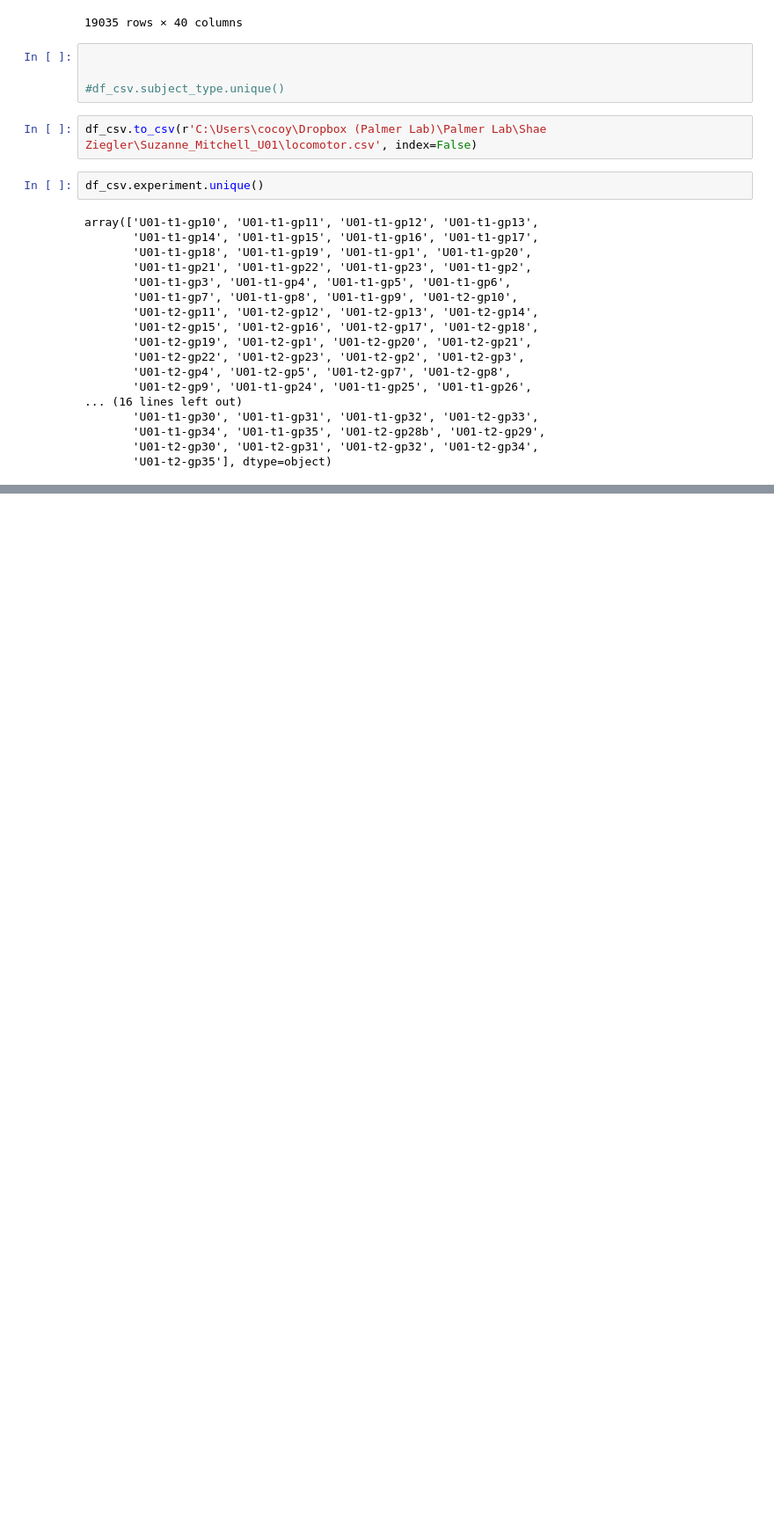
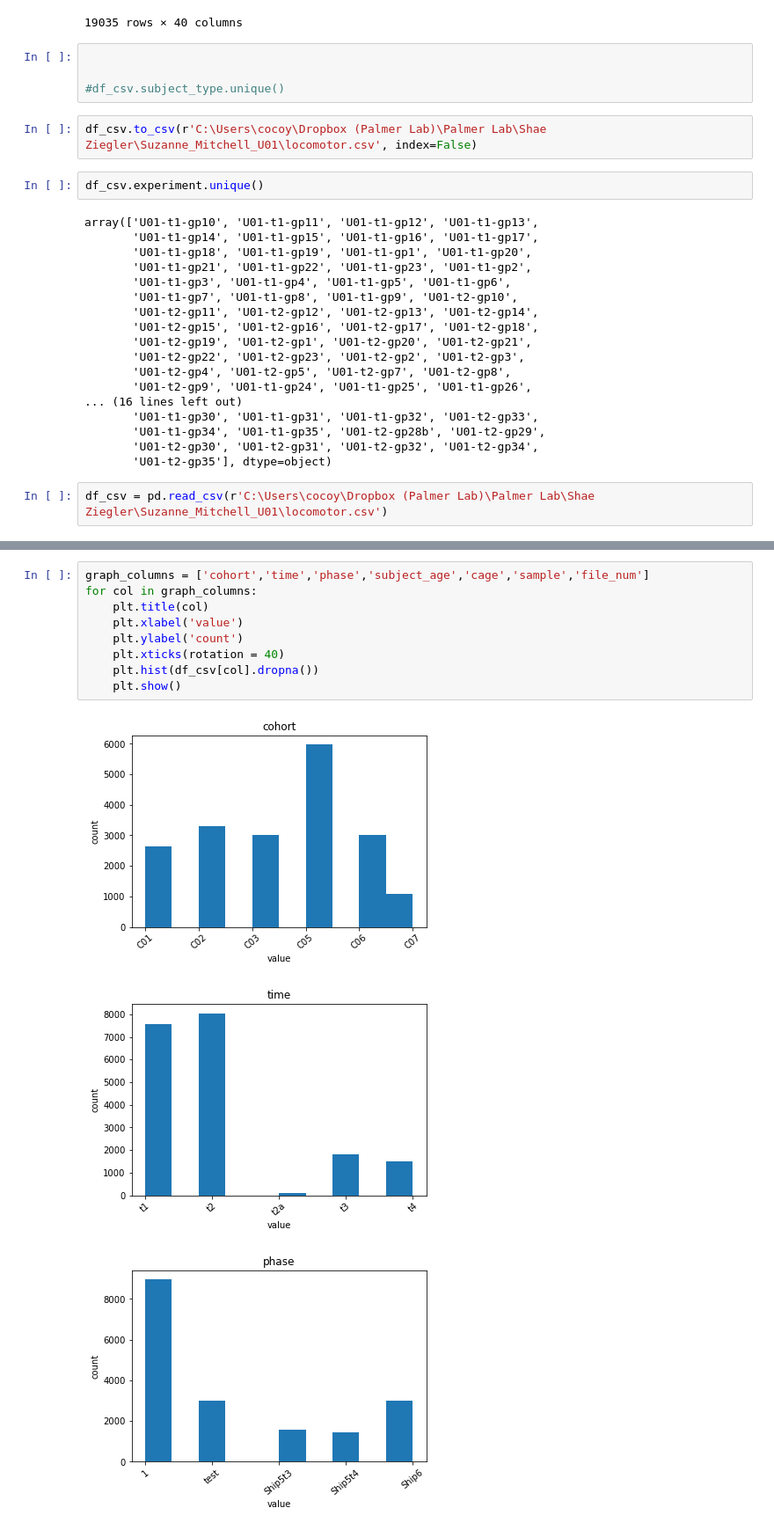
Before and after one commit to Shaezzer/PalmerLab, a Jupyter notebook: Suzanne_Mitchell_locomotor.ipynb, the cells around one changed output, grey strips where cells are left out. Shown at 88% size. Saved outputs shown, nothing was run; the diff lists cells and outputs as text; blank space fills up the shorter version.

```diff
--- a/Suzanne_Mitchell_locomotor.ipynb
+++ b/Suzanne_Mitchell_locomotor.ipynb
@@ -119,3 +121,5 @@ array(['U01-t1-gp10', 'U01-t1-gp11', 'U01-t1-gp12', 'U01-t1-gp13',
        'U01-t1-gp34', 'U01-t1-gp35', 'U01-t2-gp28b', 'U01-t2-gp29',
        'U01-t2-gp30', 'U01-t2-gp31', 'U01-t2-gp32', 'U01-t2-gp34',
        'U01-t2-gp35'], dtype=object)
+# %%
+df_csv = pd.read_csv(r'C:\Users\cocoy\Dropbox (Palmer Lab)\Palmer Lab\Shae Ziegler\Suzanne_Mitchell_U01\locomotor.csv')
@@ -121,0 +187,13 @@ array(['U01-t1-gp10', 'U01-t1-gp11', 'U01-t1-gp12', 'U01-t1-gp13',
+# %%
+graph_columns = ['cohort','time','phase','subject_age','cage','sample','file_num']
+for col in graph_columns:
+    plt.title(col)
+    plt.xlabel('value')
+    plt.ylabel('count')
+    plt.xticks(rotation = 40)
+    plt.hist(df_csv[col].dropna())
+    plt.show()
+# %% [output]
+[figure, added]
+[figure, added]
+[figure, added]
```
Also changed, not shown: parts of 6 cells of this notebook.
